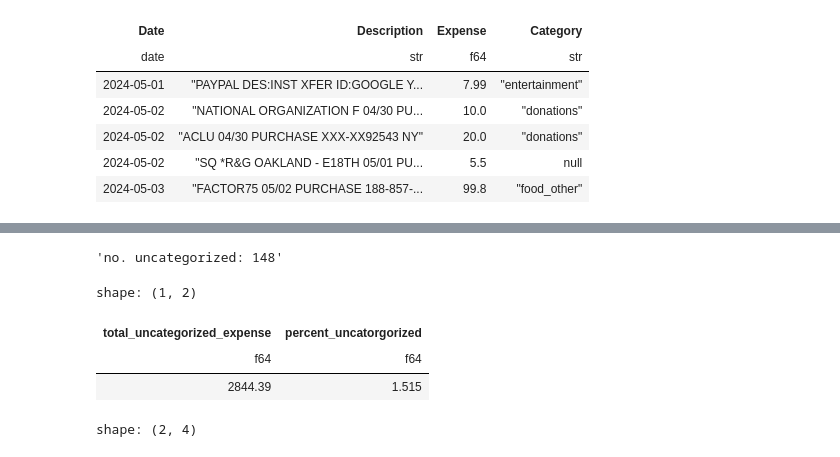
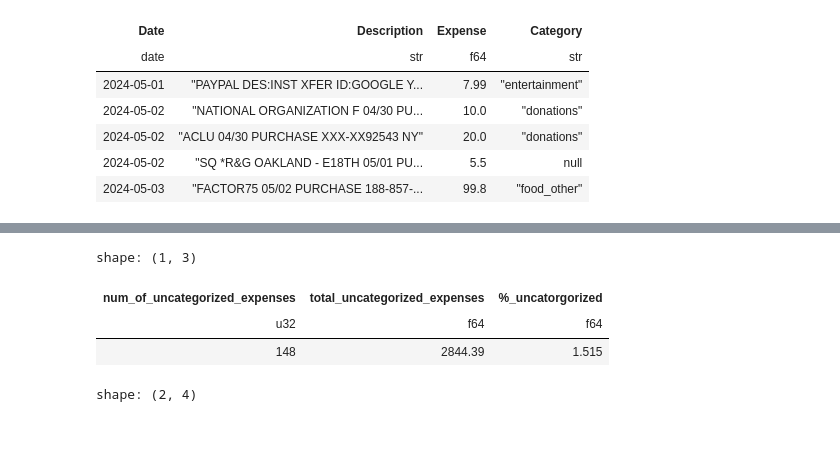
Before and after one commit to usefulmove/code, a Jupyter notebook: eda/acct/acct.ipynb, the cells around one changed output, grey strips where cells are left out. Drawn from its saved outputs; the diff is of its cells as text; code cells hidden in the pictures.

```diff
--- a/eda/acct/acct.ipynb
+++ b/eda/acct/acct.ipynb
@@ -106,7 +108,7 @@ df_categorized = df.with_columns(
     ).then(pl.lit('rent'))
     # category - travel
     .when(
-        pl.col('Description').str.contains('EXPEDIA|DELTA|UNITED|HOTEL|SPIRIT AIR|MGM GRAND|LAS VEGAS NV|AUSTIN TX|JOHNNY ROCKETS'),
+        pl.col('Description').str.contains('EXPEDIA|UNITED.COM|DELTA|HOTEL|SPIRIT AIR|MGM GRAND|LAS VEGAS NV|AUSTIN TX|JOHNNY ROCKETS'),
     ).then(pl.lit('travel'))
     # category - photography
     .when(
@@ -137,7 +139,7 @@ df_categorized = df.with_columns(
         pl.col('Description').str.contains('UBER INDN|UBER TRIP'),
     ).then(pl.lit('trans_rideshare'))
     .when(
-        pl.col('Description').str.contains('PROG DIRECT INS|WEATHERFORD|TIRE RACK|DMV|Bridgecrest|DONS TIRE|AAA|PARKING|PARK METER|CITY OF ALAMEDA|ARAMCO|CHEVRON|SHELL OIL|SHELL SERVICE|ARCO|PETROLEUM|BROADWAY CARWA|Check 607|CAR WASH'),
+        pl.col('Description').str.contains('UNITED FIN|PROG DIRECT INS|WEATHERFORD|TIRE RACK|DMV|Bridgecrest|DONS TIRE|AAA|PARKING|PARK METER|CITY OF ALAMEDA|ARAMCO|CHEVRON|SHELL OIL|SHELL SERVICE|ARCO|PETROLEUM|BROADWAY CARWA|Check 607|CAR WASH'),
     ).then(pl.lit('trans_auto'))
     # category - education
     .when(
@@ -215,22 +219,20 @@ alt.Chart(
 # %% [output]
 [interactive output not drawn]
 # %%
-display(f'no. uncategorized: {df_categorized.filter(pl.col('Category').is_null()).height}')
-
 total = df_categorized.select(pl.col('Expense').sum().alias('total')).to_dict()['total'].item()
 
 display(df_categorized.filter(pl.col('Category').is_null())
     .select(
-        pl.col('Expense').sum().alias('total_uncategorized_expense'),
-        (pl.col('Expense').sum() / total * 100).round(3).alias('percent_uncatorgorized'),
+        pl.col('Expense').len().alias('num_of_uncategorized_expenses'),
+        pl.col('Expense').sum().alias('total_uncategorized_expenses'),
+        (pl.col('Expense').sum() / total * 100).round(3).alias('%_uncatorgorized'),
     )
 )
 # %% [output]
-'no. uncategorized: 148'
+shape: (1, 3)
-shape: (1, 2)
-| total_uncategorized_expense | percent_uncatorgorized |
-| f64 | f64 |
-| 2844.39 | 1.515 |
+| num_of_uncategorized_expenses | total_uncategorized_expenses | %_uncatorgorized |
+| u32 | f64 | f64 |
+| 148 | 2844.39 | 1.515 |
 # %%
 display(df_categorized.head(2))
 
```
Also changed, not shown: parts of 3 cells of this notebook.
